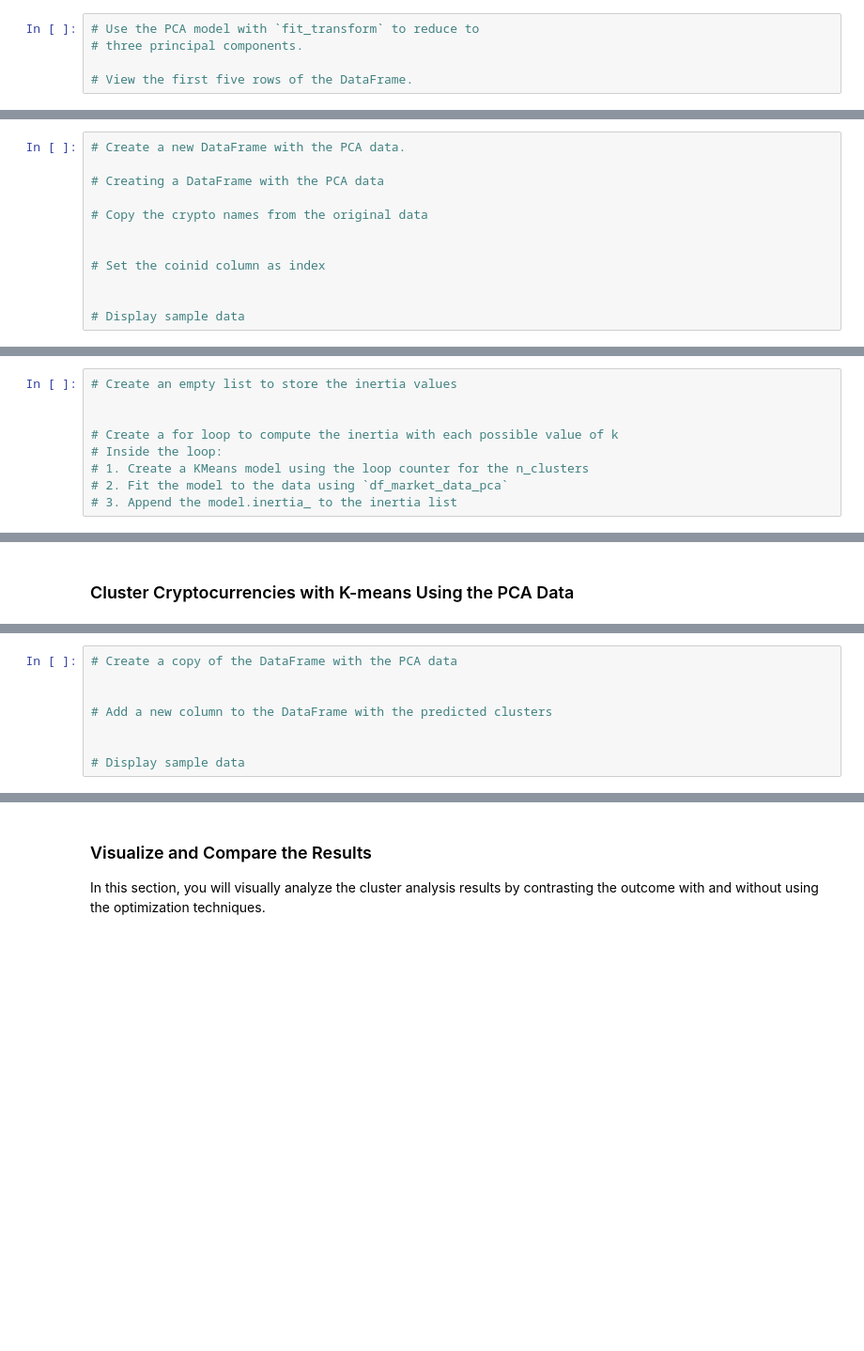
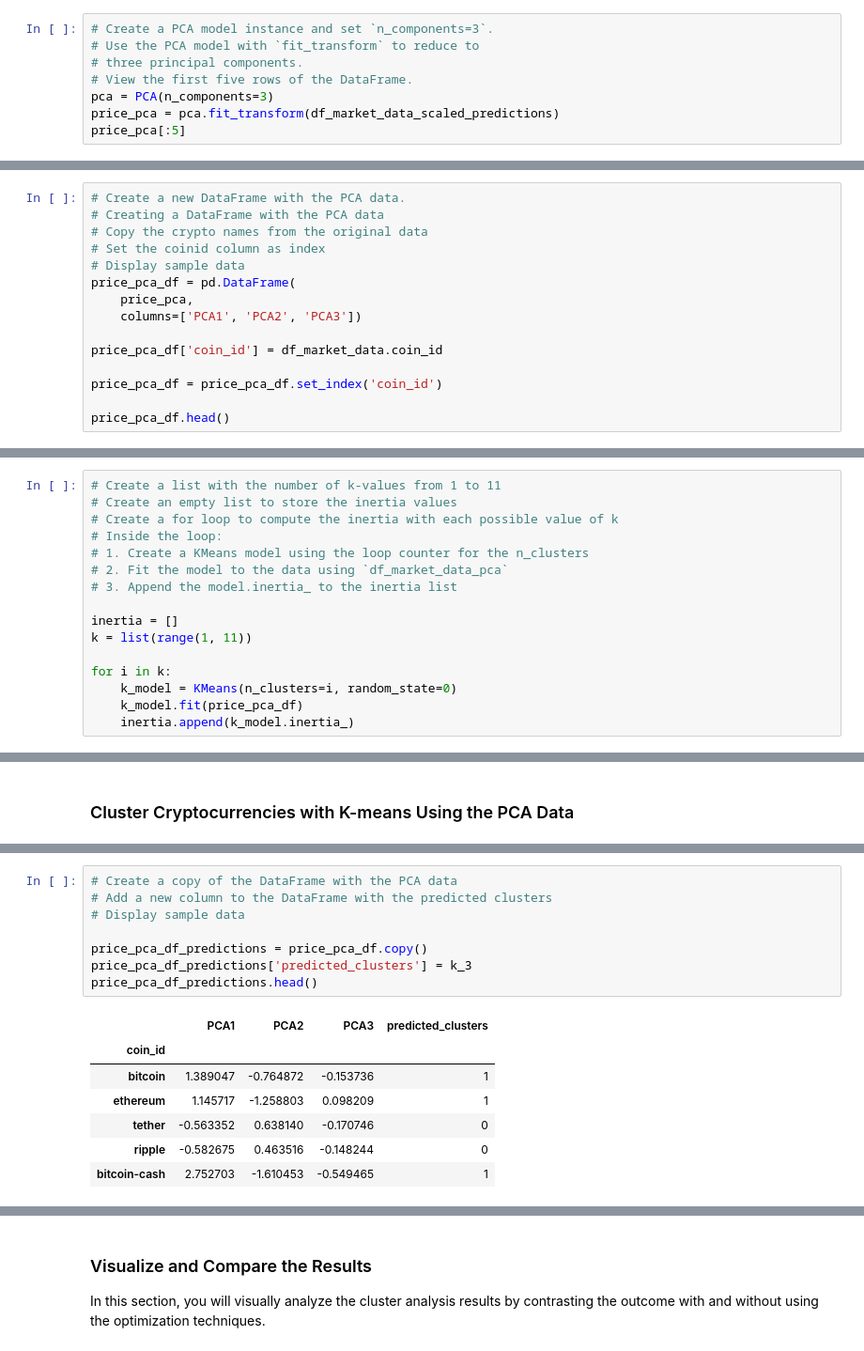
Before and after one commit to MrGoots/MachineLearning_CryptoClustering, a Jupyter notebook: Crypto_Clustering.ipynb, the cells around one changed output, grey strips where cells are left out. Shown at 94% size. Cells and saved outputs as stored; diff of their text form; blank space fills up the shorter version.

```diff
--- a/Crypto_Clustering.ipynb
+++ b/Crypto_Clustering.ipynb
@@ -179,5 +175,8 @@ df_market_data_scaled_predictions.hvplot.scatter(
 # %%
+# Create a PCA model instance and set `n_components=3`.
 # Use the PCA model with `fit_transform` to reduce to
 # three principal components.
-
 # View the first five rows of the DataFrame.
+pca = PCA(n_components=3)
+price_pca = pca.fit_transform(df_market_data_scaled_predictions)
+price_pca[:5]
@@ -193,12 +203,15 @@ df_market_data_scaled_predictions.hvplot.scatter(
 # %%
 # Create a new DataFrame with the PCA data.
+# Creating a DataFrame with the PCA data
+# Copy the crypto names from the original data
+# Set the coinid column as index
+# Display sample data
+price_pca_df = pd.DataFrame(
+    price_pca,
+    columns=['PCA1', 'PCA2', 'PCA3'])
 
-# Creating a DataFrame with the PCA data
+price_pca_df['coin_id'] = df_market_data.coin_id
 
-# Copy the crypto names from the original data
+price_pca_df = price_pca_df.set_index('coin_id')
 
-
-# Set the coinid column as index
-
-
-# Display sample data
+price_pca_df.head()
@@ -211,11 +230,18 @@ df_market_data_scaled_predictions.hvplot.scatter(
 # %%
+# Create a list with the number of k-values from 1 to 11
 # Create an empty list to store the inertia values
-
-
 # Create a for loop to compute the inertia with each possible value of k
 # Inside the loop:
 # 1. Create a KMeans model using the loop counter for the n_clusters
 # 2. Fit the model to the data using `df_market_data_pca`
 # 3. Append the model.inertia_ to the inertia list
+
+inertia = []
+k = list(range(1, 11))
+
+for i in k:
+    k_model = KMeans(n_clusters=i, random_state=0)
+    k_model.fit(price_pca_df)
+    inertia.append(k_model.inertia_)
 # %%
 # Create a dictionary with the data to plot the Elbow curve
@@ -248,11 +298,19 @@ df_market_data_scaled_predictions.hvplot.scatter(
 # %%
 # Create a copy of the DataFrame with the PCA data
+# Add a new column to the DataFrame with the predicted clusters
+# Display sample data
 
-
-# Add a new column to the DataFrame with the predicted clusters
-
-
-# Display sample data
+price_pca_df_predictions = price_pca_df.copy()
+price_pca_df_predictions['predicted_clusters'] = k_3
+price_pca_df_predictions.head()
+# %% [output]
+|  | PCA1 | PCA2 | PCA3 | predicted_clusters |
+| coin_id |  |  |  |  |
+| bitcoin | 1.389047 | -0.764872 | -0.153736 | 1 |
+| ethereum | 1.145717 | -1.258803 | 0.098209 | 1 |
+| tether | -0.563352 | 0.638140 | -0.170746 | 0 |
+| ripple | -0.582675 | 0.463516 | -0.148244 | 0 |
+| bitcoin-cash | 2.752703 | -1.610453 | -0.549465 | 1 |
 # %%
 # Create a scatter plot using hvPlot by setting
 # `x="PC1"` and `y="PC2"`.
```
Also changed, not shown: parts of 24 cells of this notebook.
